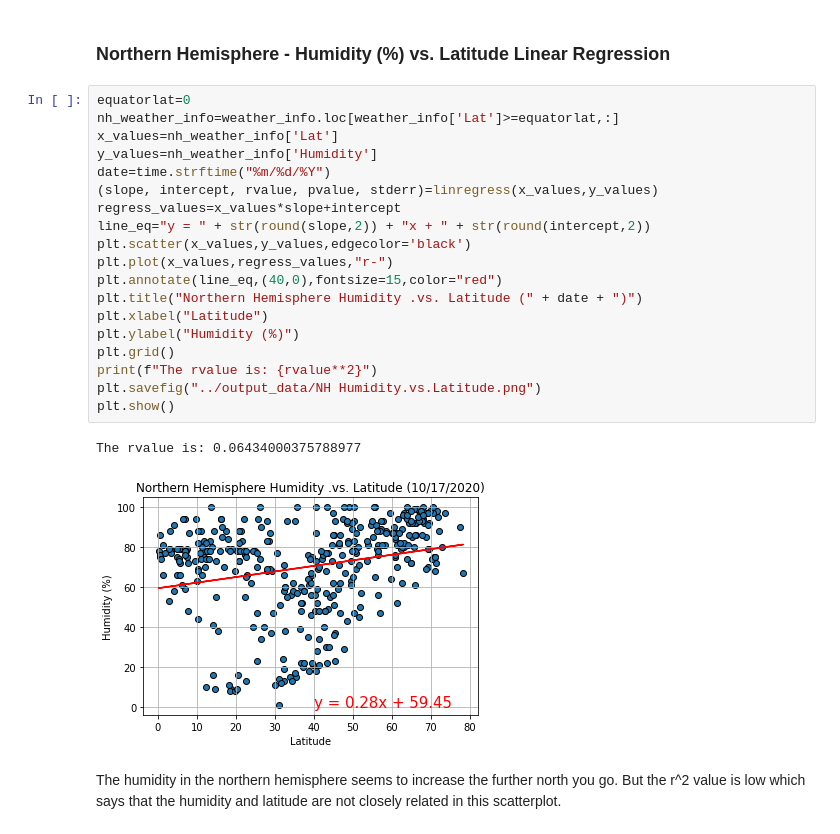
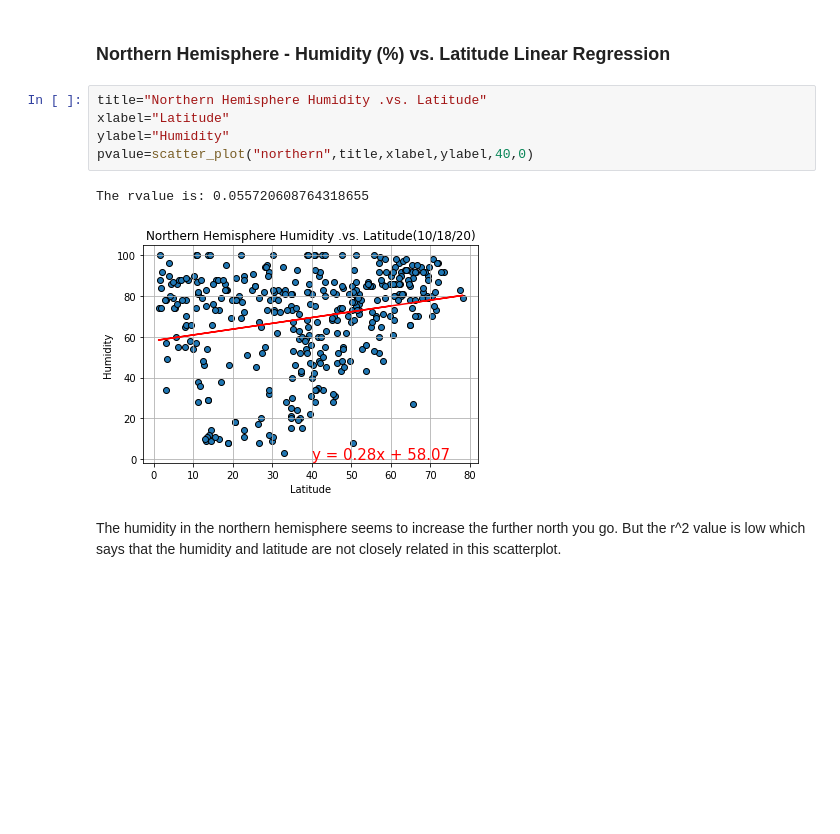
Before and after one commit to jlubranos/api-challenge, a Jupyter notebook: starter_code/WeatherPy.ipynb, the cells around one changed output. Saved outputs shown, nothing was run; the diff lists cells and outputs as text; blank space fills up the shorter version.

```diff
--- a/starter_code/WeatherPy.ipynb
+++ b/starter_code/WeatherPy.ipynb
@@ -291,28 +297,14 @@ The rvalue is: 0.4394779257064966
 This scatter plot contains less datapoints, showing the correlation between tempurature and latitude.  The R^2 value shows that correlation.  Obviously the further south you go the cooler it becomes.  One interesting observation is that the datapoints seem to be not packed as tightly as they were in the Northern Hemisphere.
 # %% [markdown]
 ###  Northern Hemisphere - Humidity (%) vs. Latitude Linear Regression
-# %%
-equatorlat=0
-nh_weather_info=weather_info.loc[weather_info['Lat']>=equatorlat,:]
-x_values=nh_weather_info['Lat']
-y_values=nh_weather_info['Humidity']
-date=time.strftime("%m/%d/%Y")
-(slope, intercept, rvalue, pvalue, stderr)=linregress(x_values,y_values)
-regress_values=x_values*slope+intercept
-line_eq="y = " + str(round(slope,2)) + "x + " + str(round(intercept,2))
-plt.scatter(x_values,y_values,edgecolor='black')
-plt.plot(x_values,regress_values,"r-")
-plt.annotate(line_eq,(40,0),fontsize=15,color="red")
-plt.title("Northern Hemisphere Humidity .vs. Latitude (" + date + ")")
-plt.xlabel("Latitude")
-plt.ylabel("Humidity (%)")
-plt.grid()
-print(f"The rvalue is: {rvalue**2}")
-plt.savefig("../output_data/NH Humidity.vs.Latitude.png")
-plt.show()
-# %% [output]
-The rvalue is: 0.06434000375788977
-[figure, removed]
+# %%
+title="Northern Hemisphere Humidity .vs. Latitude"
+xlabel="Latitude"
+ylabel="Humidity"
+pvalue=scatter_plot("northern",title,xlabel,ylabel,40,0)
+# %% [output]
+The rvalue is: 0.055720608764318655
+[figure, added]
 # %% [markdown]
 The humidity in the northern hemisphere seems to increase the further north you go.  But the r^2 value is low which says that the humidity and latitude are not closely related in this scatterplot.
 # %% [markdown]
```
Also changed, not shown: parts of 29 cells of this notebook, 29 other files.
